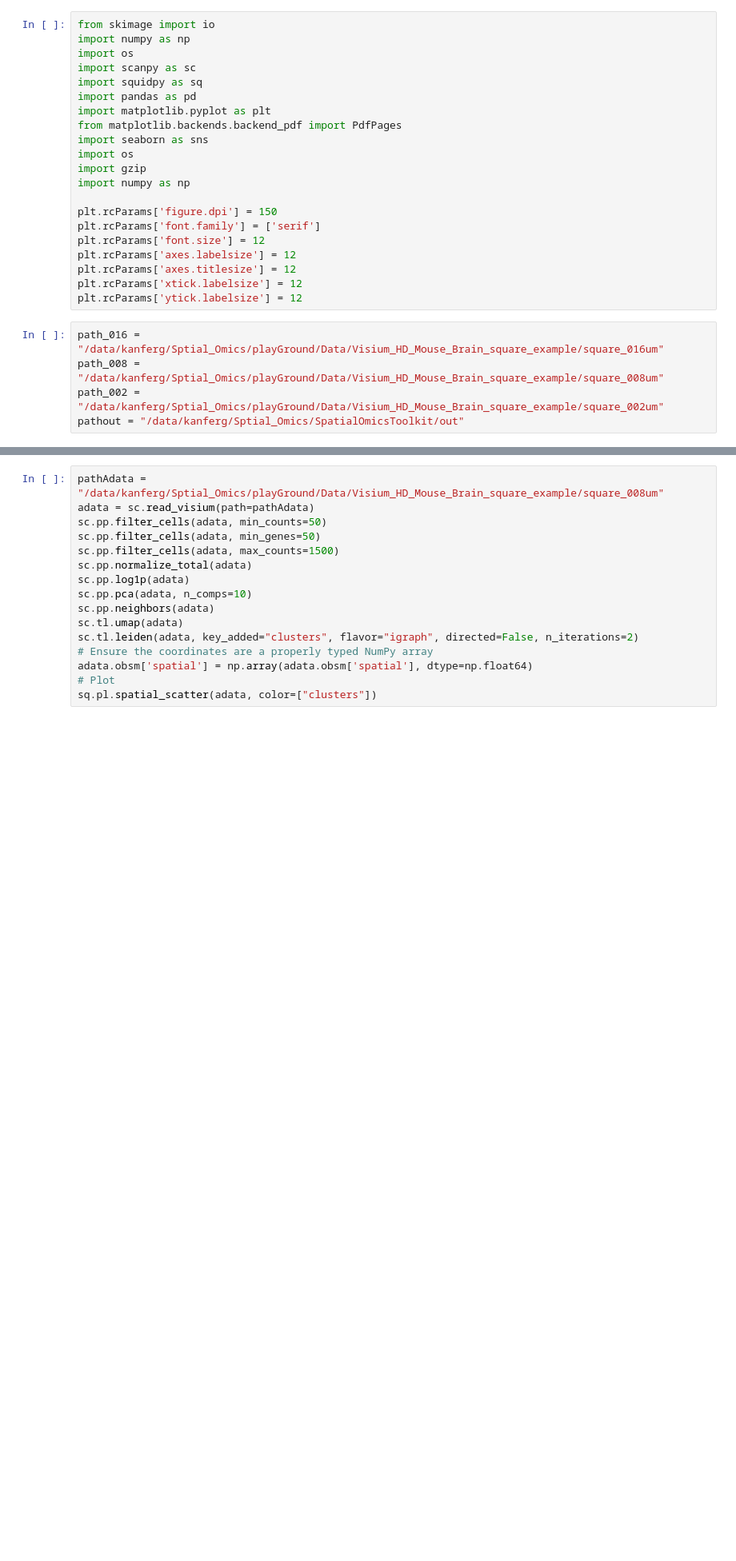
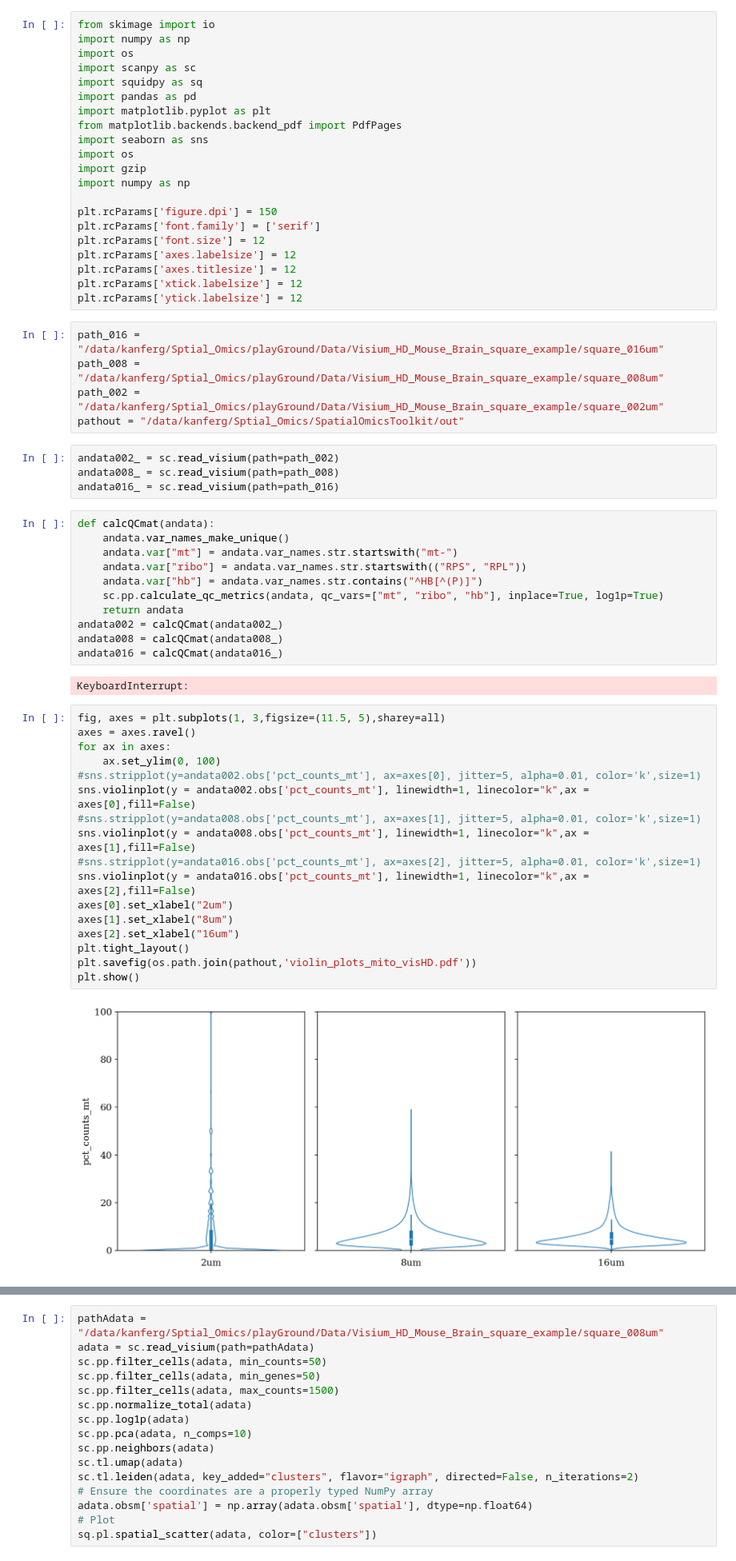
Before and after one commit to gkanfer/SpatialOmicsToolkit, a Jupyter notebook: draft.ipynb, the cells around one changed output, grey strips where cells are left out. Shown at 80% size. Cells and saved outputs as stored; diff of their text form; blank space fills up the shorter version.

```diff
--- a/draft.ipynb
+++ b/draft.ipynb
@@ -24,3 +24,39 @@ path_016 = "/data/kanferg/Sptial_Omics/playGround/Data/Visium_HD_Mouse_Brain_squ
 path_008 = "/data/kanferg/Sptial_Omics/playGround/Data/Visium_HD_Mouse_Brain_square_example/square_008um"
 path_002 = "/data/kanferg/Sptial_Omics/playGround/Data/Visium_HD_Mouse_Brain_square_example/square_002um"
 pathout = "/data/kanferg/Sptial_Omics/SpatialOmicsToolkit/out"
+# %%
+andata002_ = sc.read_visium(path=path_002)
+andata008_ = sc.read_visium(path=path_008)
+andata016_ = sc.read_visium(path=path_016)
+# %%
+def calcQCmat(andata):
+    andata.var_names_make_unique()
+    andata.var["mt"] = andata.var_names.str.startswith("mt-")
+    andata.var["ribo"] = andata.var_names.str.startswith(("RPS", "RPL"))
+    andata.var["hb"] = andata.var_names.str.contains("^HB[^(P)]")
+    sc.pp.calculate_qc_metrics(andata, qc_vars=["mt", "ribo", "hb"], inplace=True, log1p=True)
+    return andata
+andata002 = calcQCmat(andata002_)
+andata008 = calcQCmat(andata008_)
+andata016 = calcQCmat(andata016_)
+# %% [output]
+KeyboardInterrupt:
+# %%
+fig, axes = plt.subplots(1, 3,figsize=(11.5, 5),sharey=all)
+axes = axes.ravel()
+for ax in axes:
+    ax.set_ylim(0, 100)
+#sns.stripplot(y=andata002.obs['pct_counts_mt'], ax=axes[0], jitter=5, alpha=0.01, color='k',size=1)
+sns.violinplot(y = andata002.obs['pct_counts_mt'], linewidth=1, linecolor="k",ax = axes[0],fill=False)
+#sns.stripplot(y=andata008.obs['pct_counts_mt'], ax=axes[1], jitter=5, alpha=0.01, color='k',size=1)
+sns.violinplot(y = andata008.obs['pct_counts_mt'], linewidth=1, linecolor="k",ax = axes[1],fill=False)
+#sns.stripplot(y=andata016.obs['pct_counts_mt'], ax=axes[2], jitter=5, alpha=0.01, color='k',size=1)
+sns.violinplot(y = andata016.obs['pct_counts_mt'], linewidth=1, linecolor="k",ax = axes[2],fill=False)
+axes[0].set_xlabel("2um")
+axes[1].set_xlabel("8um")
+axes[2].set_xlabel("16um")
+plt.tight_layout()
+plt.savefig(os.path.join(pathout,'violin_plots_mito_visHD.pdf'))
+plt.show()
+# %% [output]
+[figure, added]
```
Also changed, not shown: parts of 34 cells of this notebook, 4 other files.
